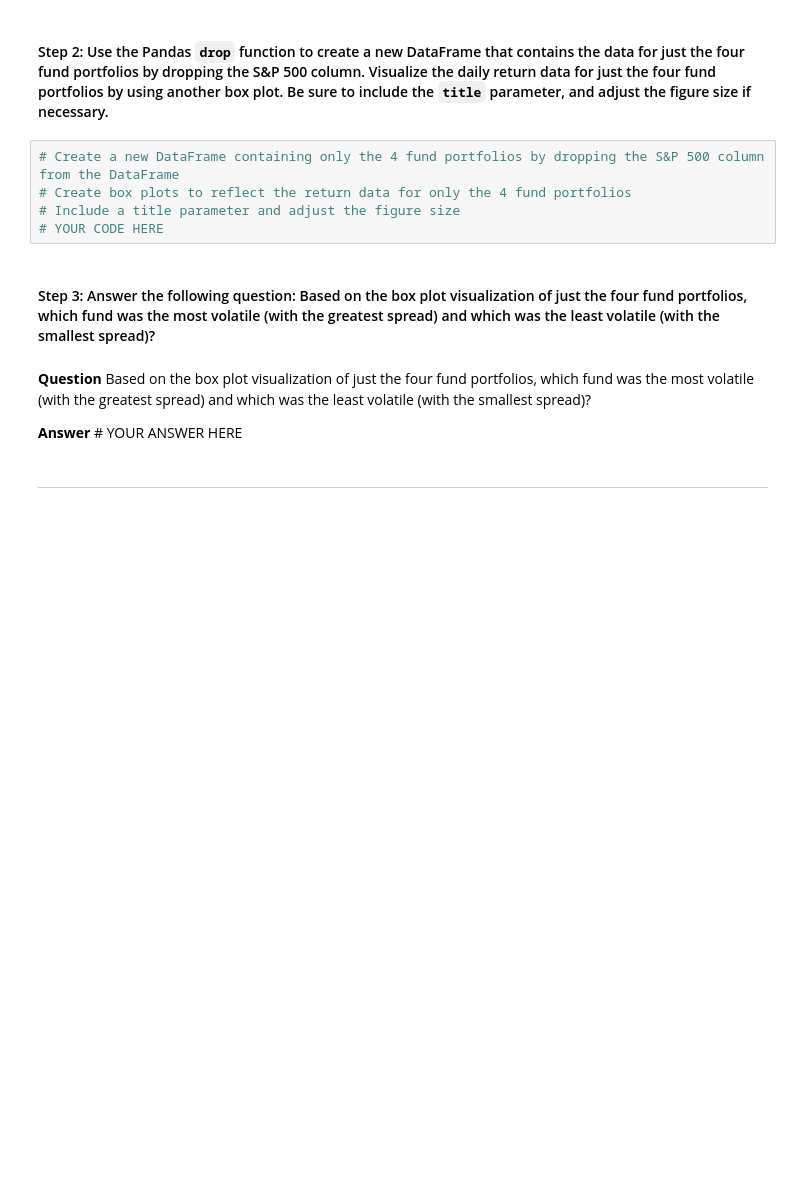
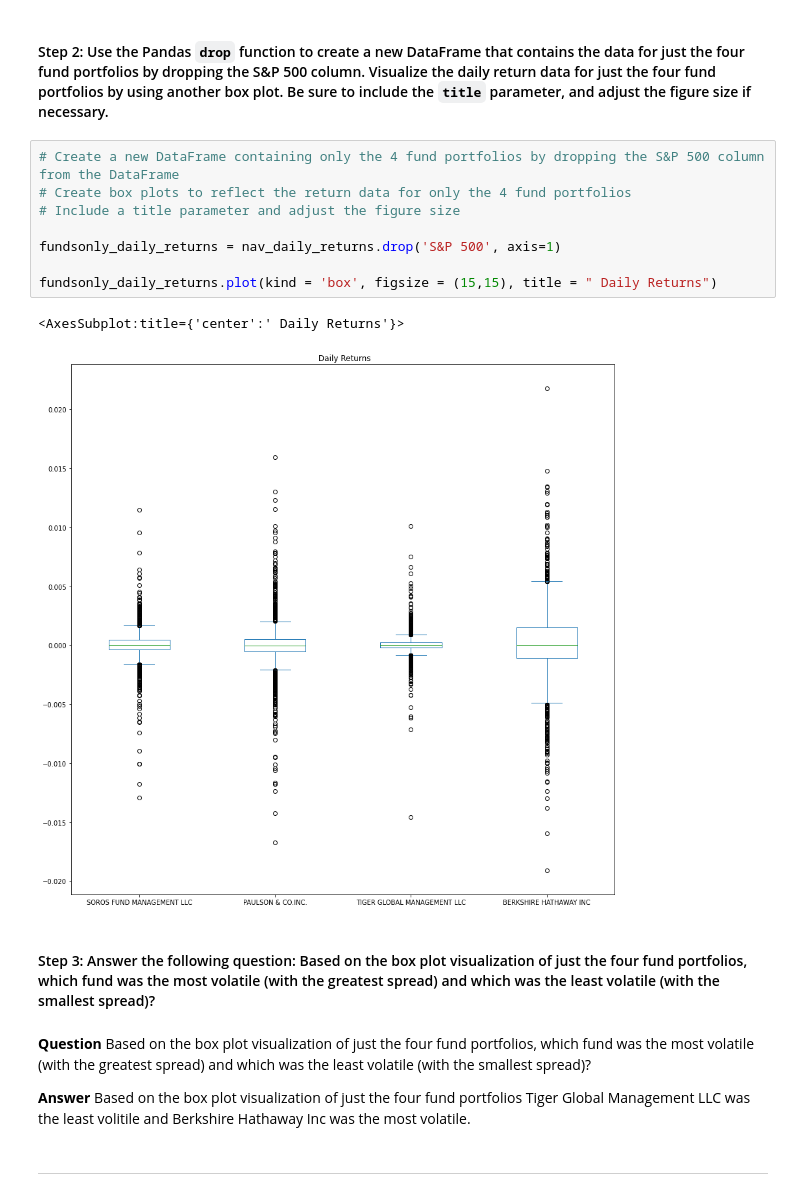
Before and after one commit to JakeWheelerGitHub/Week_4_Challenge, a Jupyter notebook: risk_return_analysis.ipynb, the cells around one changed output. Cells and saved outputs as stored; diff of their text form; blank space fills up the shorter version.

```diff
--- a/risk_return_analysis.ipynb
+++ b/risk_return_analysis.ipynb
@@ -201,14 +222,20 @@ Analyze the volatility of each of the four fund portfolios and of the S&P 500 In
 # %%
 # Create a new DataFrame containing only the 4 fund portfolios by dropping the S&P 500 column from the DataFrame
 # Create box plots to reflect the return data for only the 4 fund portfolios
 # Include a title parameter and adjust the figure size
-# YOUR CODE HERE
+
+fundsonly_daily_returns = nav_daily_returns.drop('S&P 500', axis=1)
+
+fundsonly_daily_returns.plot(kind = 'box', figsize = (15,15), title = " Daily Returns")
+# %% [output]
+<AxesSubplot:title={'center':' Daily Returns'}>
+[figure, added]
 # %% [markdown]
 #### Step 3: Answer the following question: Based on the box plot visualization of just the four fund portfolios, which fund was the most volatile (with the greatest spread) and which was the least volatile (with the smallest spread)?
 # %% [markdown]
 **Question** Based on the box plot visualization of just the four fund portfolios, which fund was the most volatile (with the greatest spread) and which was the least volatile (with the smallest spread)?
 
-**Answer** # YOUR ANSWER HERE
+**Answer** Based on the box plot visualization of just the four fund portfolios Tiger Global Management LLC was the least volitile and Berkshire Hathaway Inc was the most volatile.
 # %% [markdown]
 ---
 # %% [markdown]
```
Also changed, not shown: parts of 5 cells of this notebook.
